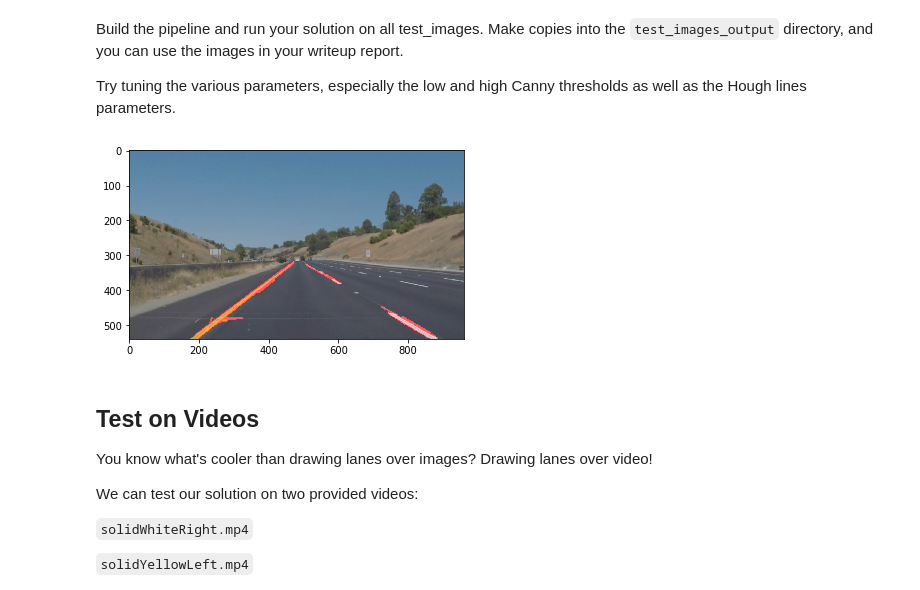
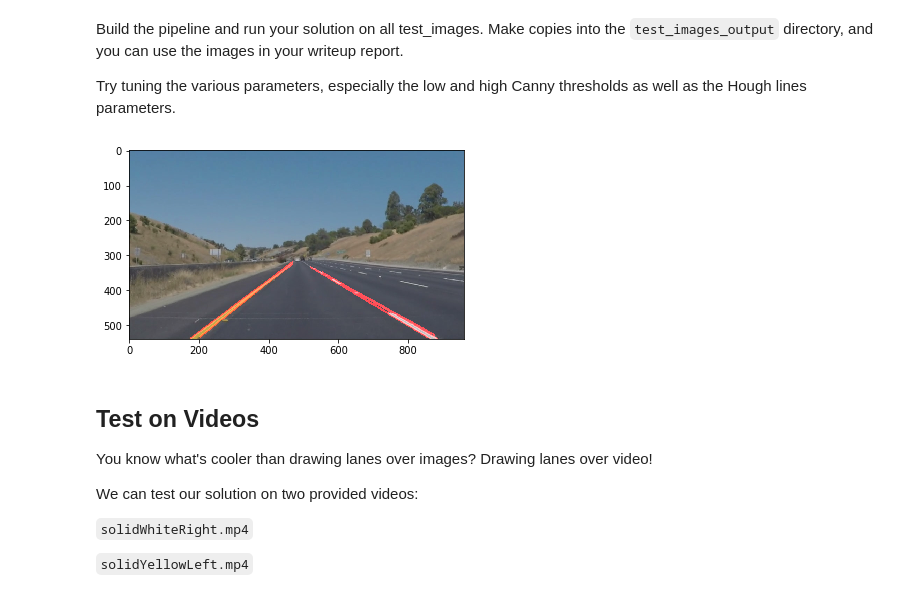
Before and after one commit to aaronvesperman/CarND-LaneLines-P1, a Jupyter notebook: P1-aaronvesperman.ipynb, the cells around one changed output. Drawn from its saved outputs; the diff is of its cells as text; code cells hidden in the pictures.

Commit message:
lane line pipeline good

```diff
--- a/P1-aaronvesperman.ipynb
+++ b/P1-aaronvesperman.ipynb
@@ -196,55 +196,69 @@ Build the pipeline and run your solution on all test_images. Make copies into th
 Try tuning the various parameters, especially the low and high Canny thresholds as well as the Hough lines parameters.
 # %%
 import time
-# TODO: Build your pipeline that will draw lane lines on the test_images
-# then save them to the test_images directory.
-path = 'test_images_output'
-if not os.path.exists("test_images_output/"):
-    os.makedirs("test_images_output/")
-
-images = []
-for filename in os.listdir("test_images/"):
-    # step 0 - read in test image
-    image = mpimg.imread(os.path.join("test_images/",filename))
-    if image is not None:
-        images.append(image)
-
+# Pipeline that will draw lane lines
+def draw_lane_lines(image,filename):
     # step 1 - conver image to grayscale
     gray = grayscale(image.copy())
 
     # step 2 - apply Gaussian smoothing to blur gray
     blur_gray = gaussian_blur(gray,5)
 
     # step 3 - find Canny edges
     edges = canny(blur_gray,50,50)
 
     # step 4 - create masked edges polygon
     imshape = image.shape
     #vertices = np.array([[(0,imshape[0]),(imshape[1]/2,imshape[0]/2),(imshape[1]/2,imshape[0]/2),(imshape[1],imshape[0])]],dtype=np.int32)
     vertices = np.array([[(0,imshape[0]),(450,320),(490,320),(imshape[1],imshape[0])]],dtype=np.int32)
     masked_edges = region_of_interest(edges, vertices)
 
     # step 5 - detect straight line edges
     rho = 1 # distance resolution in pixels of the Hough grid
     theta = np.pi/180 # angular resolution in radians of the Hough grid
-    threshold = 1     # minimum number of votes (intersections in Hough grid cell)
-    min_line_length = 40 #minimum number of pixels making up a line
-    max_line_gap = 20    # maximum gap in pixels between connectable line segments
+    threshold = 5     # minimum number of votes (intersections in Hough grid cell)
+    min_line_length = 10 #minimum number of pixels making up a line
+    max_line_gap = 10    # maximum gap in pixels between connectable line segments
     line_image = hough_lines(masked_edges, rho, theta, threshold, min_line_length, max_line_gap)
     mpimg.imsave(os.path.join("test_images_output/","line_image_" + filename),line_image)
 
-    # Create a "color" binary image to combine with line image
+    # step 6 - create masked edges polygon
+    imshape = line_image.shape
+    masked_edges = region_of_interest(edges, vertices)
+
+    # step 7 - connect/average/extrapolate straight line edges
+    rho = 1 # distance resolution in pixels of the Hough grid
+    theta = np.pi/180 # angular resolution in radians of the Hough grid
+    threshold = 50     # minimum number of votes (intersections in Hough grid cell)
+    min_line_length = 80 #minimum number of pixels making up a line
+    max_line_gap = 150    # maximum gap in pixels between connectable line segments
+    line_extended_image = hough_lines(masked_edges, rho, theta, threshold, min_line_length, max_line_gap)
+    mpimg.imsave(os.path.join("test_images_output/","line_extended_image_" + filename),line_extended_image)
+
+    # step 8 - Draw the lines on the image
     color_edges = np.dstack((edges, edges, edges))
     mpimg.imsave(os.path.join("test_images_output/","color_edges_" + filename),color_edges)
+    lines_edges = weighted_img(line_extended_image,image.copy())
+    return lines_edges
 
-    # step 6 - Draw the lines on the edge image
-    lines_edges = weighted_img(line_image,image.copy())
+# then save them to the test_images directory.
+path = 'test_images_output'
+if not os.path.exists("test_images_output/"):
+    os.makedirs("test_images_output/")
+
+
+for filename in os.listdir("test_images/"):
+    # step first - read in test image
+    image = mpimg.imread(os.path.join("test_images/",filename))
+
+    lines_edges = draw_lane_lines(image,filename)
 
     # step last - write to directory
     mpimg.imsave(os.path.join("test_images_output/",filename),lines_edges)
+    os.fsync
     plt.imshow(lines_edges)
 # %% [output]
-[figure, old version]
+[figure, new version]
 # %% [markdown]
 ## Test on Videos
 
```
Also changed, not shown: parts of 1 cell of this notebook, 30 other files.
